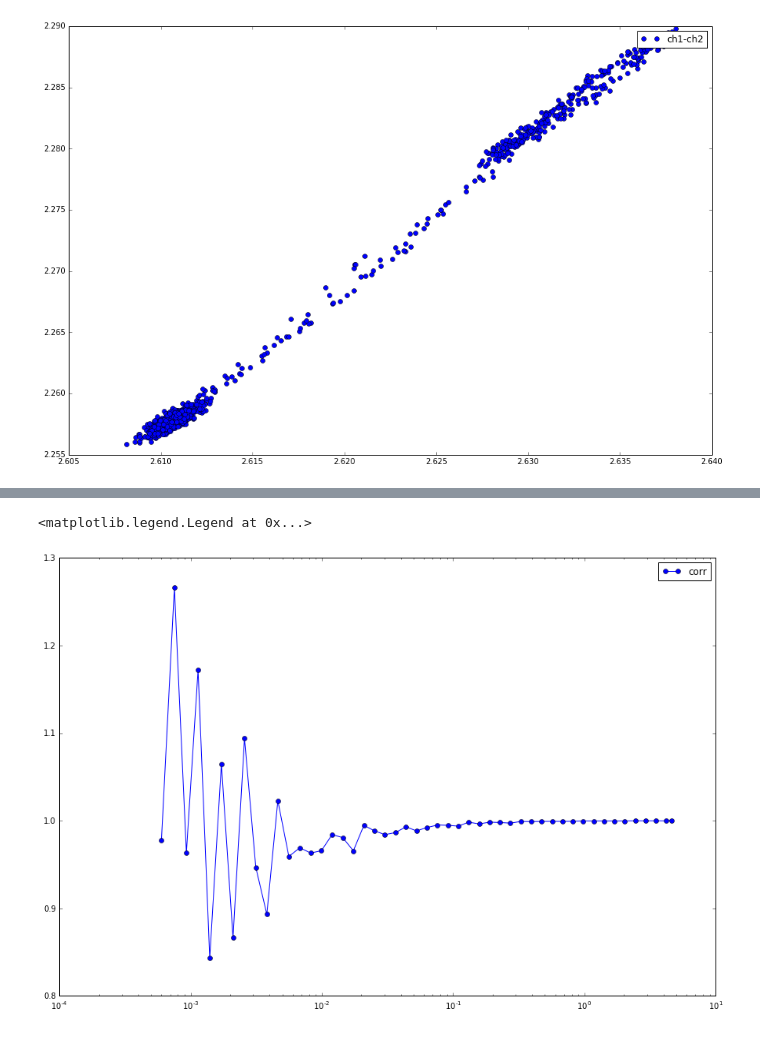
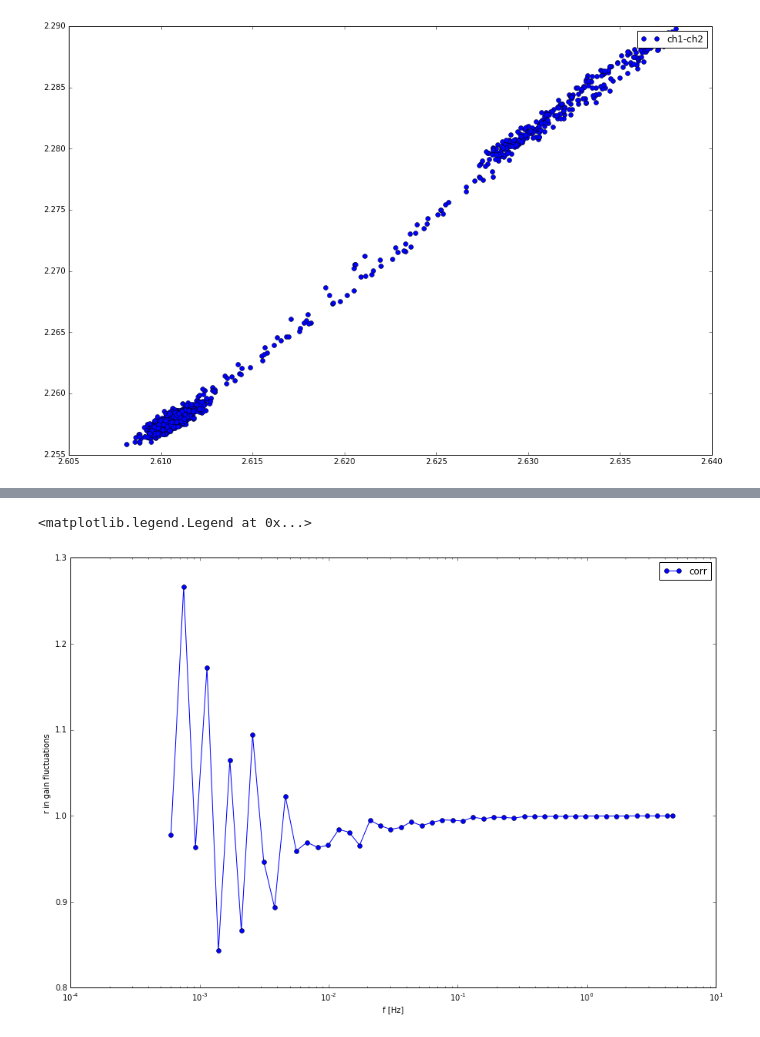
Before and after one commit to bmxdemo/bmxproject, a Jupyter notebook: ipynb/tonetone.ipynb, the cells around one changed output, grey strips where cells are left out. Saved outputs shown, nothing was run; the diff lists cells and outputs as text; code cells hidden in the pictures.

```diff
--- a/ipynb/tonetone.ipynb
+++ b/ipynb/tonetone.ipynb
@@ -104,9 +117,11 @@ plt.loglog()
 # %%
 plt.figure(figsize=(15,10))
 ai=10
 plt.plot(freq[ai:],pkchx[ai:]/np.sqrt(pkch1[ai:]*pkch2[ai:]),'bo-',label='corr')
+plt.xlabel("f [Hz]")
+plt.ylabel("r in gain fluctuations")
 plt.semilogx()
 plt.legend()
 # %% [output]
 <matplotlib.legend.Legend at 0x...>
-[figure, old version]
+[figure, new version]
```
Also changed, not shown: parts of 3 cells of this notebook.
